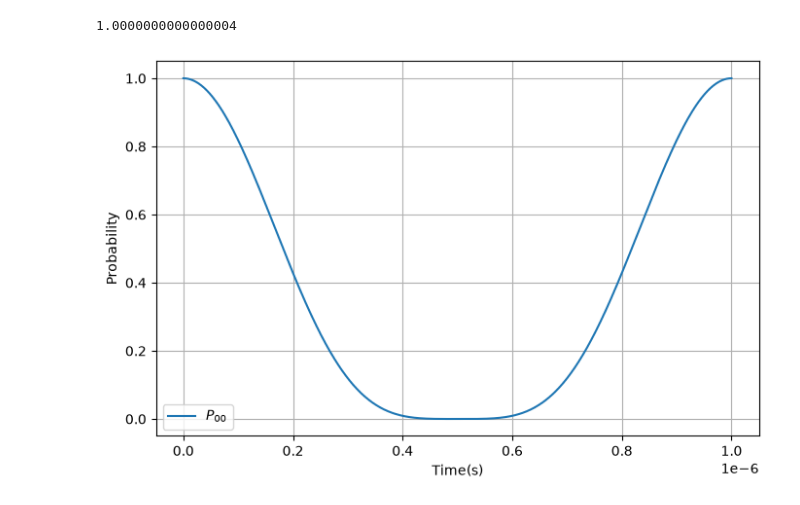
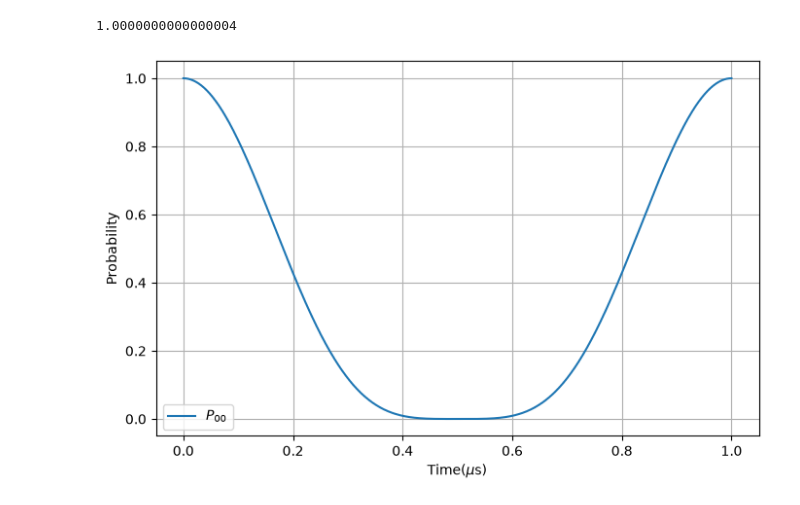
Before and after one commit to oscarfry05/Computing-Project, a Jupyter notebook: Milestone.ipynb, the cells around one changed output. Cells and saved outputs as stored; diff of their text form; code cells hidden in the pictures.

```diff
--- a/Milestone.ipynb
+++ b/Milestone.ipynb
@@ -66,14 +66,16 @@ print(Total)
 # %% [output]
 1.0000000000000004
 # %%
+# Plot of probability for 00 state over time with V=0
+
 plt.figure(figsize=(8,5))
 
-plt.plot(times, P00, label=r'$P_{00}$')
-plt.xlabel('Time(s)')
+plt.plot(times * 1e6, P00, label=r'$P_{00}$')
+plt.xlabel('Time($\mu$s)')
 plt.ylabel('Probability')
 #plt.title('Probability of $|00\rangle$ for V = 0')
 plt.grid(True)
 plt.legend()
 plt.show()
 # %% [output]
-[figure, old version]
+[figure, new version]
```
Also changed, not shown: parts of 2 cells of this notebook.
